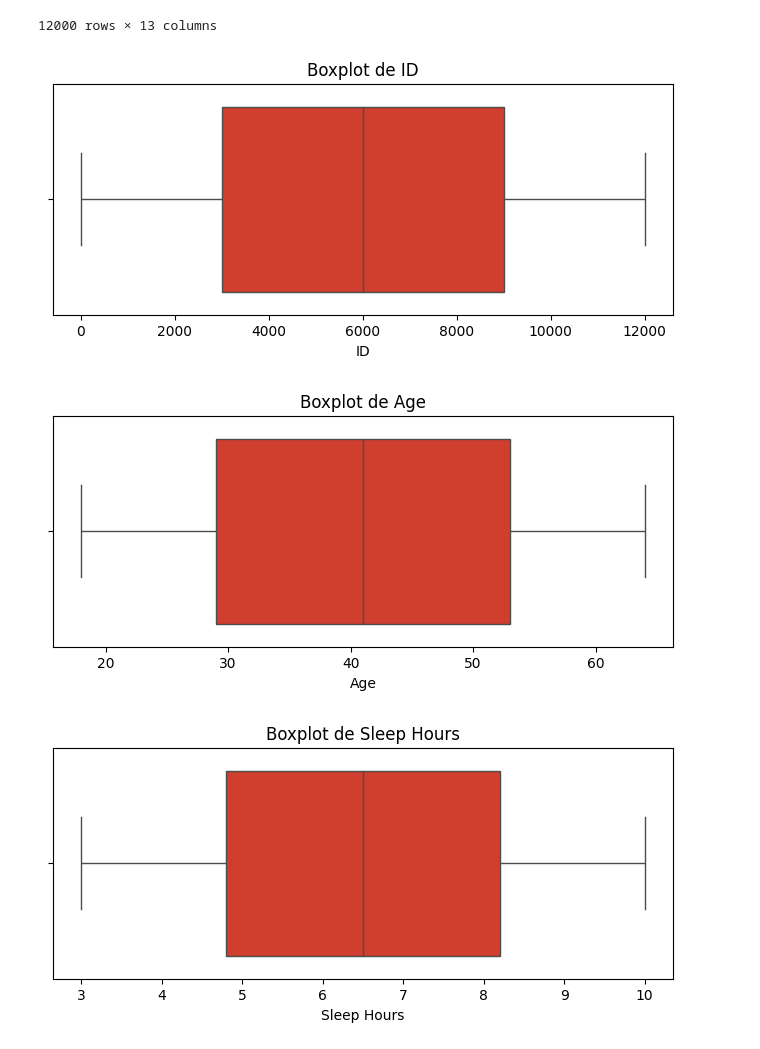
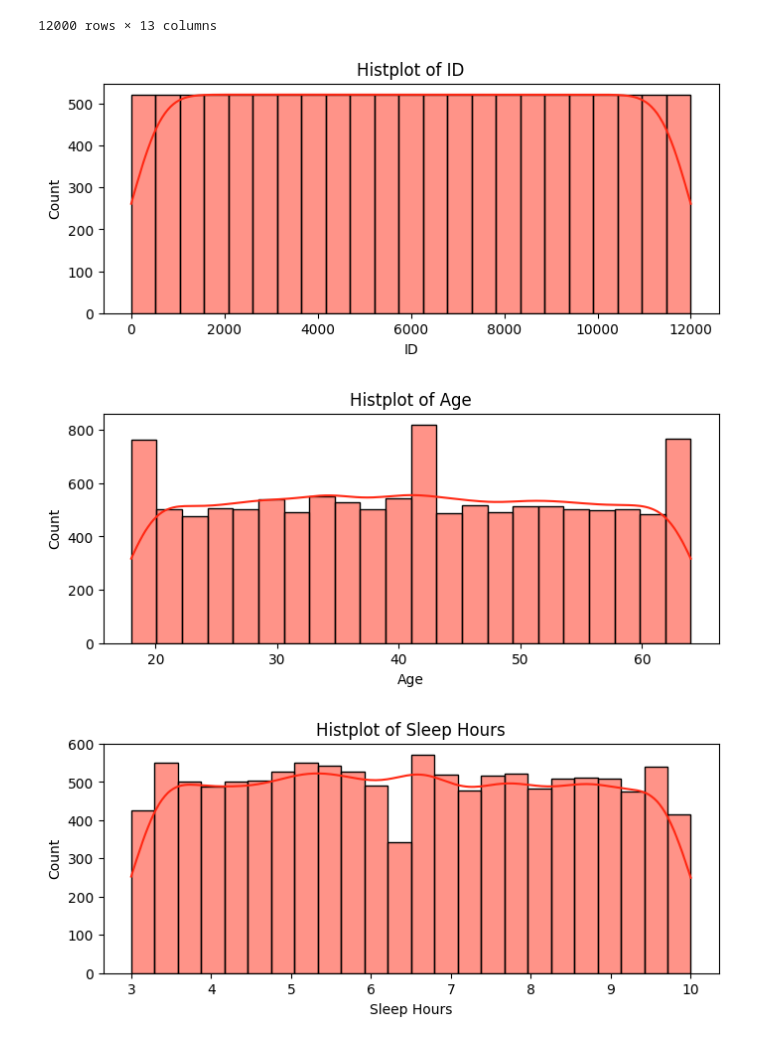
Before and after one commit to dv-tiagosilva/anxiety_attack_data_analysis_, a Jupyter notebook: analysis_anxiety_attack.ipynb, the cells around one changed output. Saved outputs shown, nothing was run; the diff lists cells and outputs as text; code cells hidden in the pictures.

```diff
--- a/analysis_anxiety_attack.ipynb
+++ b/analysis_anxiety_attack.ipynb
@@ -116,12 +116,13 @@ df[numerical_cols]
 | 11999 | 12000 | 50 | 6.6 | 7.8 | 114 | 0 | ... |
 12000 rows × 13 columns
 # %%
+# a general analysis of numerical variables
 for i in df[numerical_cols]:
     plt.figure(figsize=(8, 3))
-    sns.boxplot(x=df[i], color='#EB2813')
-    plt.title(f"Boxplot de {i}")
+    sns.histplot(x=df[i], color='#FF2813', kde=True)
+    plt.title(f"Histplot of {i}")
     plt.show()
 # %% [output]
-[figure, old version]
+[figure, new version]
-[figure, old version]
+[figure, new version]
-[figure, old version]
+[figure, new version]
```
Also changed, not shown: parts of 11 cells of this notebook.
